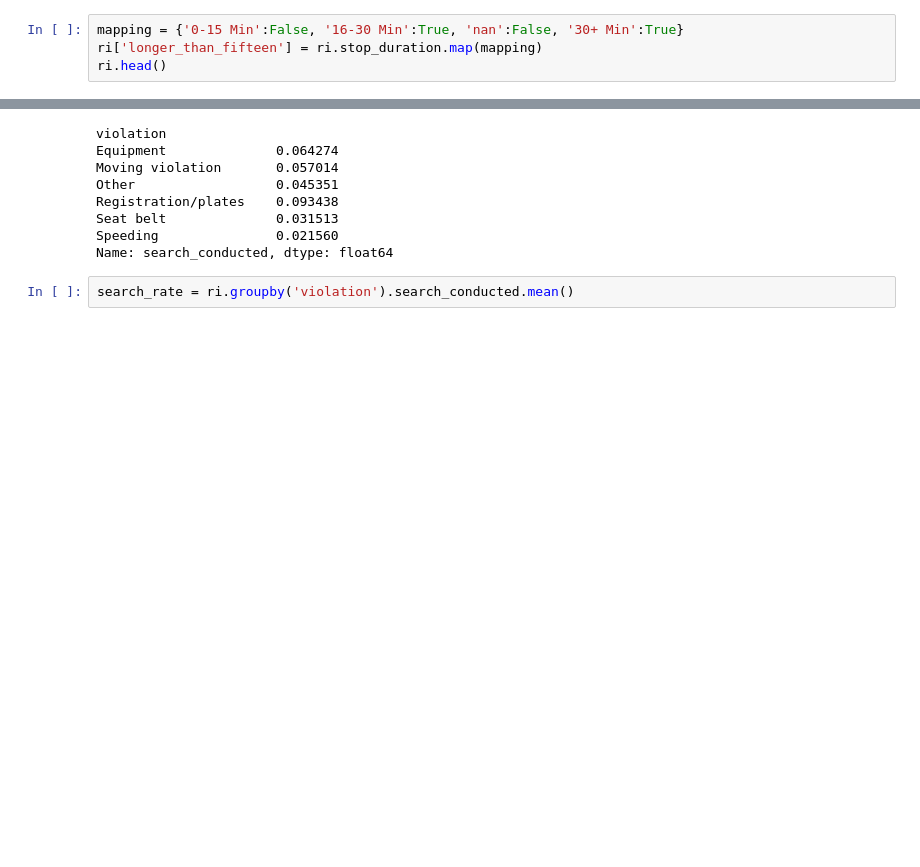
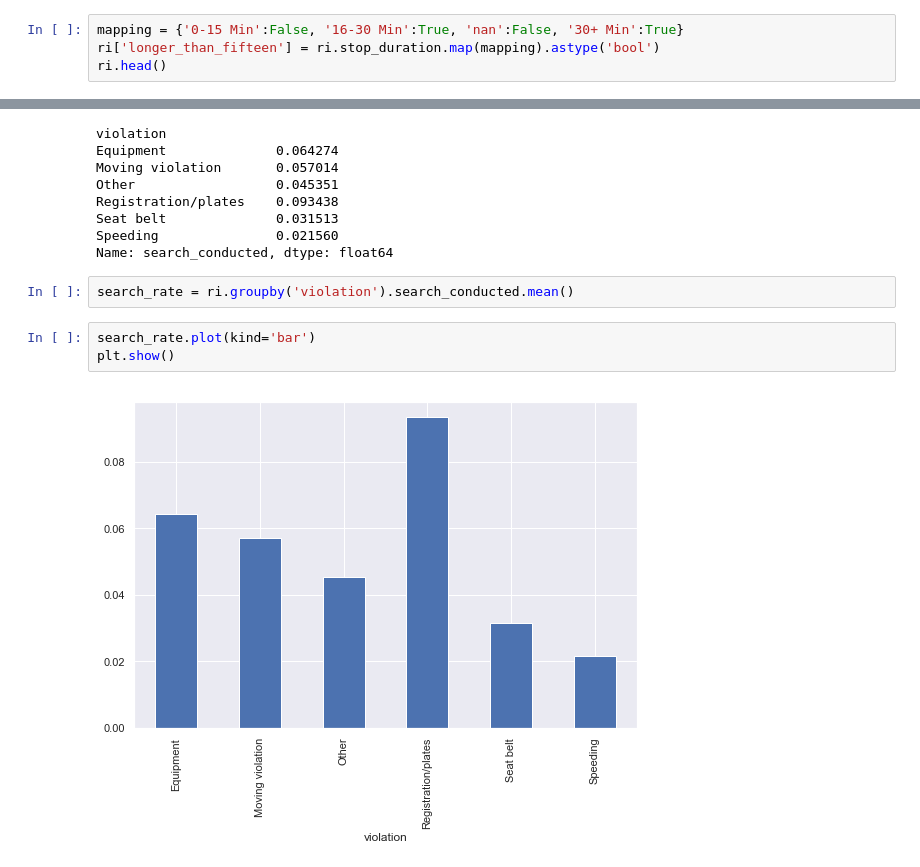
Before and after one commit to MikSm1th/datacamp_notes, a Jupyter notebook: police_pandas/visual.ipynb, the cells around one changed output, grey strips where cells are left out. Drawn from its saved outputs; the diff is of its cells as text; blank space fills up the shorter version.

```diff
--- a/police_pandas/visual.ipynb
+++ b/police_pandas/visual.ipynb
@@ -307,7 +307,7 @@ ri.stop_duration.unique()
 array(['0-15 Min', '16-30 Min', nan, '30+ Min'], dtype=object)
 # %%
 mapping = {'0-15 Min':False, '16-30 Min':True, 'nan':False, '30+ Min':True}
-ri['longer_than_fifteen'] = ri.stop_duration.map(mapping)
+ri['longer_than_fifteen'] = ri.stop_duration.map(mapping).astype('bool')
 ri.head()
 # %% [output]
 |  | state | stop_date | stop_time | county_name | driver_gender | driver_race | violation_raw | ... |
@@ -330,3 +341,8 @@ Speeding               0.021560
 Name: search_conducted, dtype: float64
 # %%
 search_rate = ri.groupby('violation').search_conducted.mean()
+# %%
+search_rate.plot(kind='bar')
+plt.show()
+# %% [output]
+[figure, added]
```
Also changed, not shown: parts of 6 cells of this notebook.
